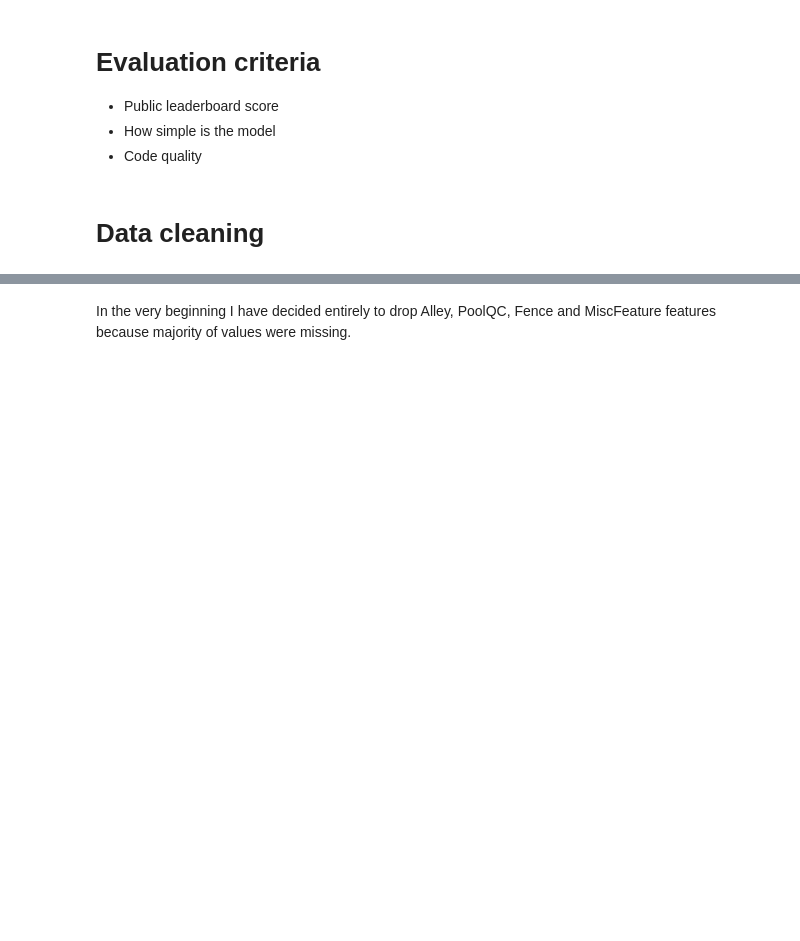
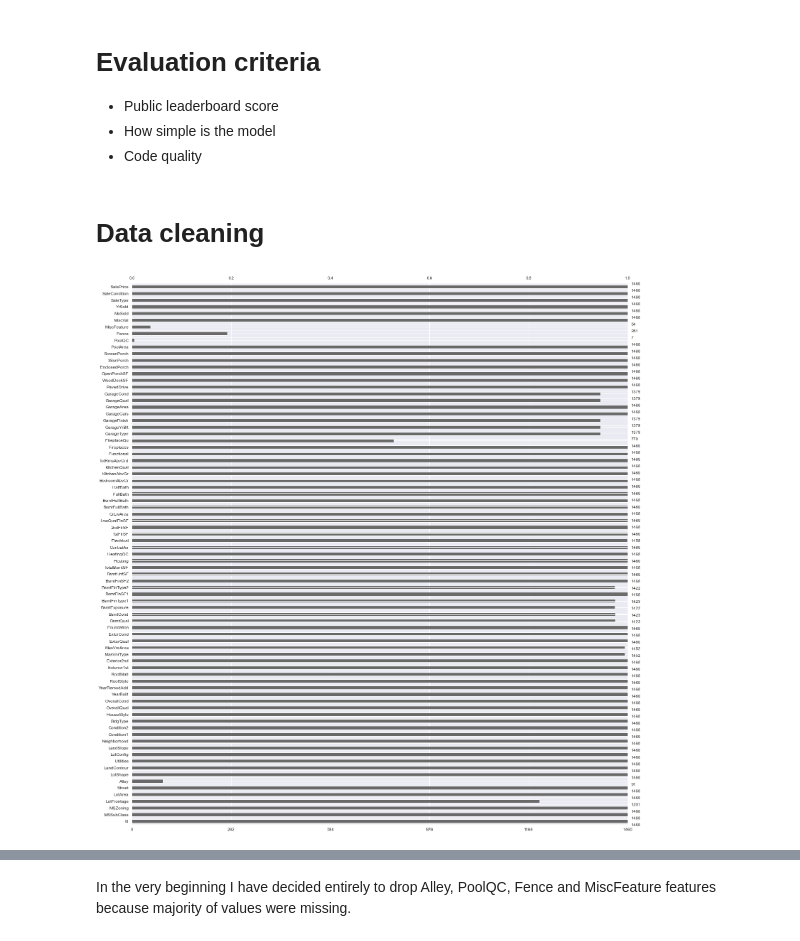
Before and after one commit to Gedas-LT/kaggle-ames-house-prices, a Jupyter notebook: predictions.ipynb, the cells around one changed output, grey strips where cells are left out. Cells and saved outputs as stored; diff of their text form; code cells hidden in the pictures; blank space fills up the shorter version.

```diff
--- a/predictions.ipynb
+++ b/predictions.ipynb
@@ -38,5 +38,7 @@ from functions import unbalanced_features, feature_selector, alpha_selector
 train_data = pd.read_csv("data/train.csv")
 test_data = pd.read_csv("data/test.csv")
 # %%
-msno.bar(train_data, labels=True, fontsize=12);
+msno.bar(train_data, labels=False, fontsize=12);
+# %% [output]
+[figure, added]
 # %%
```
Also changed, not shown: parts of 37 cells of this notebook.
